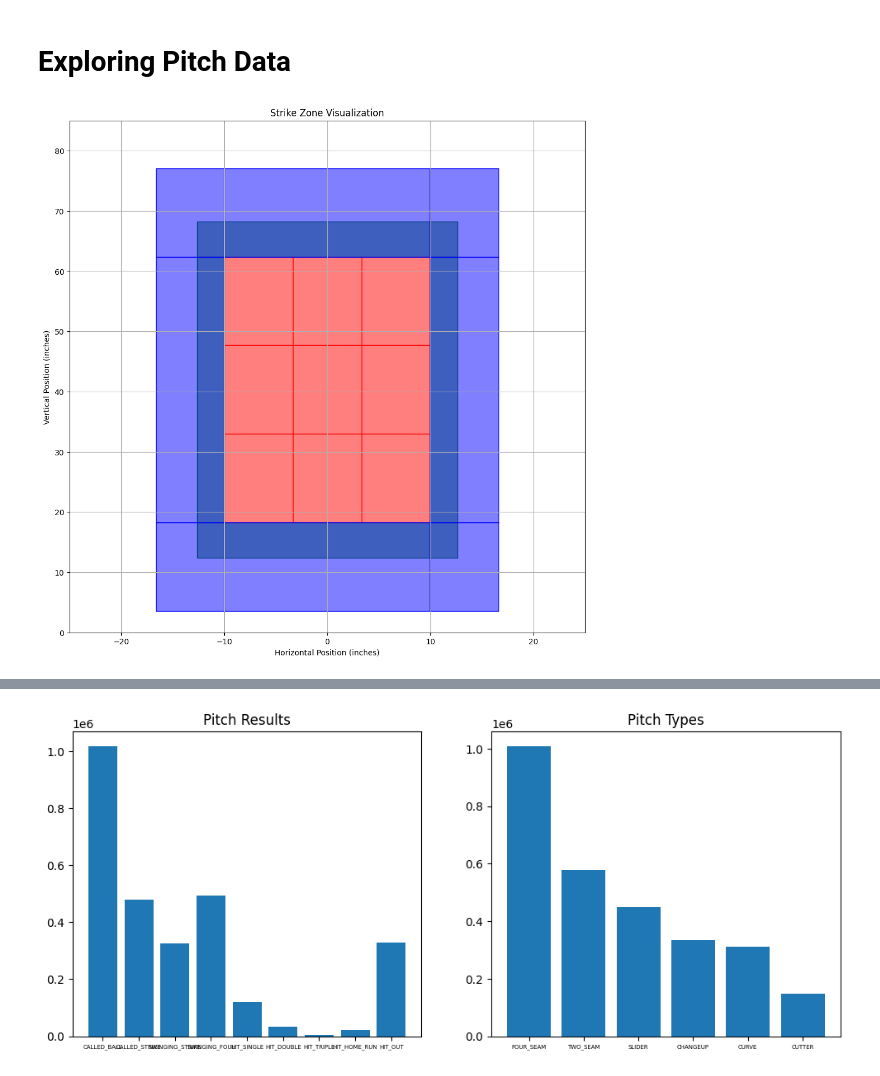
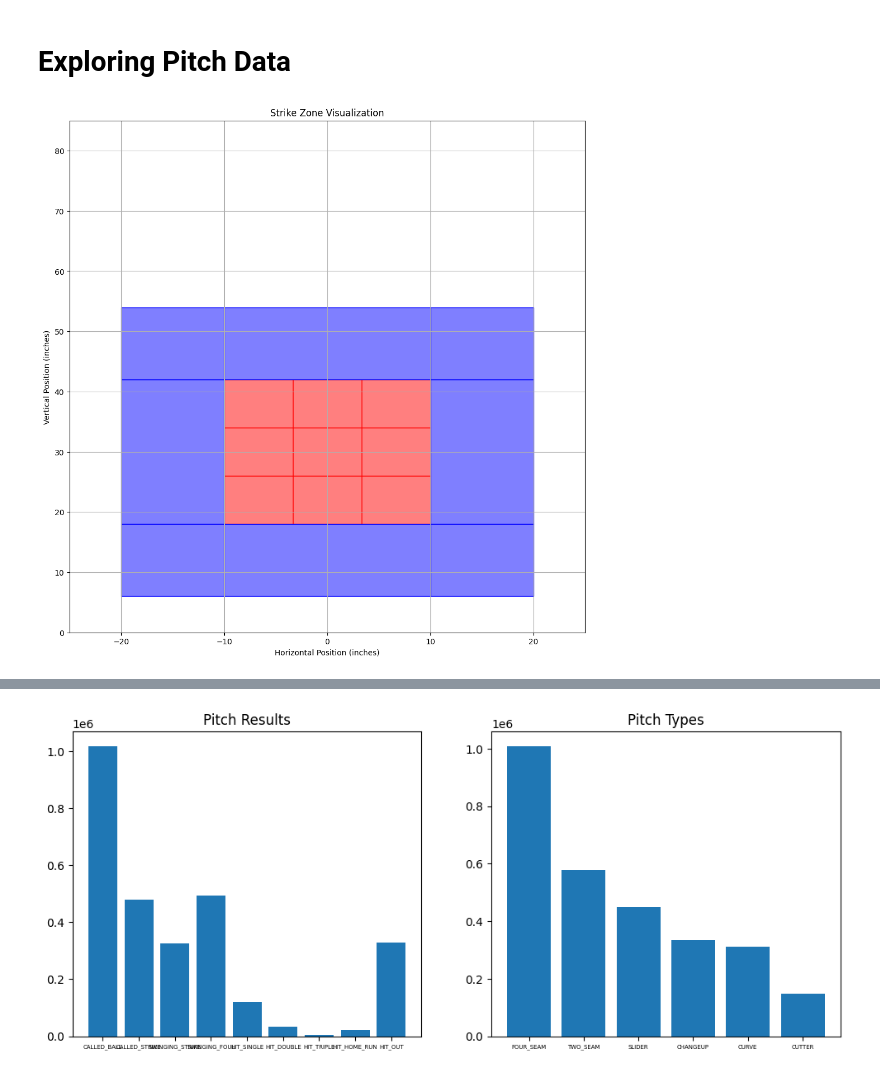
Before and after one commit to BOBONA/ZeroSumBaseball, a Jupyter notebook: src/data/statistics.ipynb, the cells around one changed output, grey strips where cells are left out. Saved outputs shown, nothing was run; the diff lists cells and outputs as text; code cells hidden in the pictures.

Commit message:
zones fixed up, might still be a problem in the optimal policy

```diff
--- a/src/data/statistics.ipynb
+++ b/src/data/statistics.ipynb
@@ -22,43 +20,43 @@ Loading baseball data from cache... done
 import matplotlib.pyplot as plt
 import matplotlib.colors as mcolors
 from matplotlib import patches
-from src.model.zones import Zone, ZONES, Inf, STRIKE_ZONE_LEFT, STRIKE_ZONE_X_STEP, STRIKE_ZONE_RIGHT, STRIKE_ZONE_TOP, STRIKE_ZONE_Y_STEP, STRIKE_ZONE_BOTTOM
 
 
-def visualize_zones(zones: list[Zone]):
+def visualize_zones(zones: Zones):
     """Visualizes the zones on a simple plot"""
 
     fig, ax = plt.subplots(figsize=(12, 12))
-    for zone in zones:
+    for zone in zones.ZONES:
         if zone.is_strike:
             edge_color = 'red'
         elif zone.is_borderline:
             edge_color = 'green'
         else:
             edge_color = 'blue'
 
-        left = zone.left if zone.left != -Inf else STRIKE_ZONE_LEFT - STRIKE_ZONE_X_STEP
-        right = zone.right if zone.right != Inf else STRIKE_ZONE_RIGHT + STRIKE_ZONE_X_STEP
-        top = zone.top if zone.top != Inf else STRIKE_ZONE_TOP + STRIKE_ZONE_Y_STEP
-        bottom = zone.bottom if zone.bottom != -Inf else STRIKE_ZONE_BOTTOM - STRIKE_ZONE_Y_STEP
+        Inf = float('inf')
+        left = zone.left if zone.left != -Inf else zones.STRIKE_ZONE_LEFT - zones.STRIKE_ZONE_WIDTH / 2
+        right = zone.right if zone.right != Inf else zones.STRIKE_ZONE_RIGHT + zones.STRIKE_ZONE_WIDTH / 2
+        top = zone.top if zone.top != Inf else zones.STRIKE_ZONE_TOP + zones.STRIKE_ZONE_HEIGHT / 2
+        bottom = zone.bottom if zone.bottom != -Inf else zones.STRIKE_ZONE_BOTTOM - zones.STRIKE_ZONE_HEIGHT / 2
 
         edge_rgb = mcolors.to_rgba(edge_color)
         face_color = edge_rgb[:3] + (0.5,)
 
         rect = patches.Rectangle((left, bottom), right - left, top - bottom,
                                  linewidth=1, edgecolor=edge_color, facecolor=face_color)
         ax.add_patch(rect)
 
     plt.xlim(-25, 25)
     plt.ylim(0, 85)
     plt.xlabel('Horizontal Position (inches)')
     plt.ylabel('Vertical Position (inches)')
     plt.title('Strike Zone Visualization')
     plt.grid(True)
     plt.show()
 
-visualize_zones(ZONES)
+visualize_zones(Zones())
 # %% [output]
-[figure, old version]
+[figure, new version]
 # %%
 pitch_types = torch.zeros(len(PitchType))
```
Also changed, not shown: parts of 10 cells of this notebook, 12 other files.
